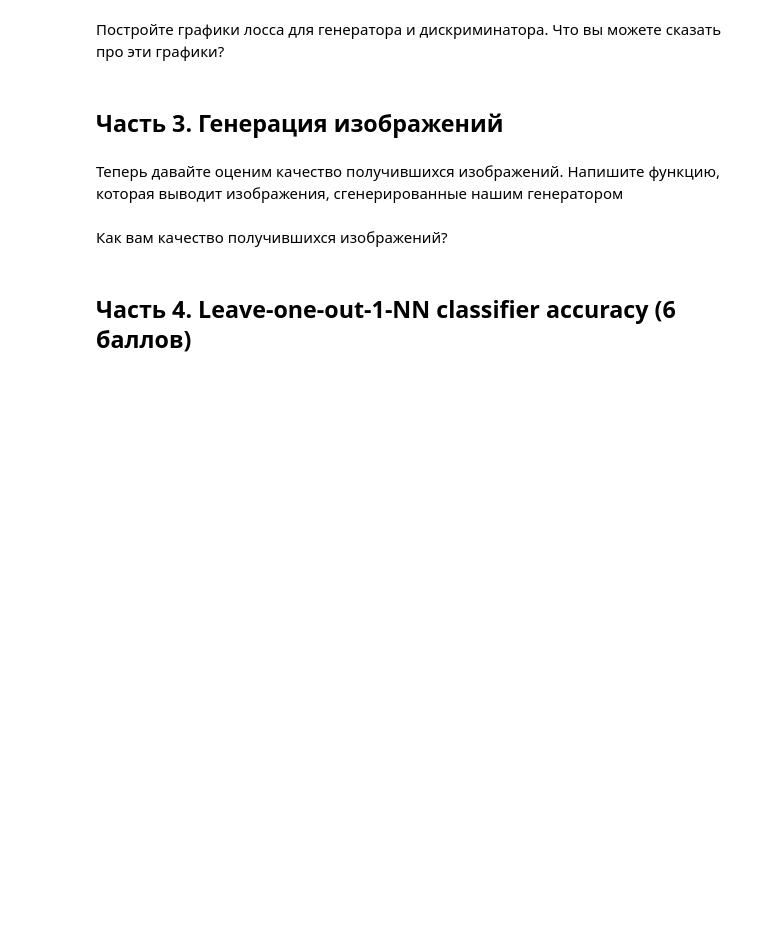
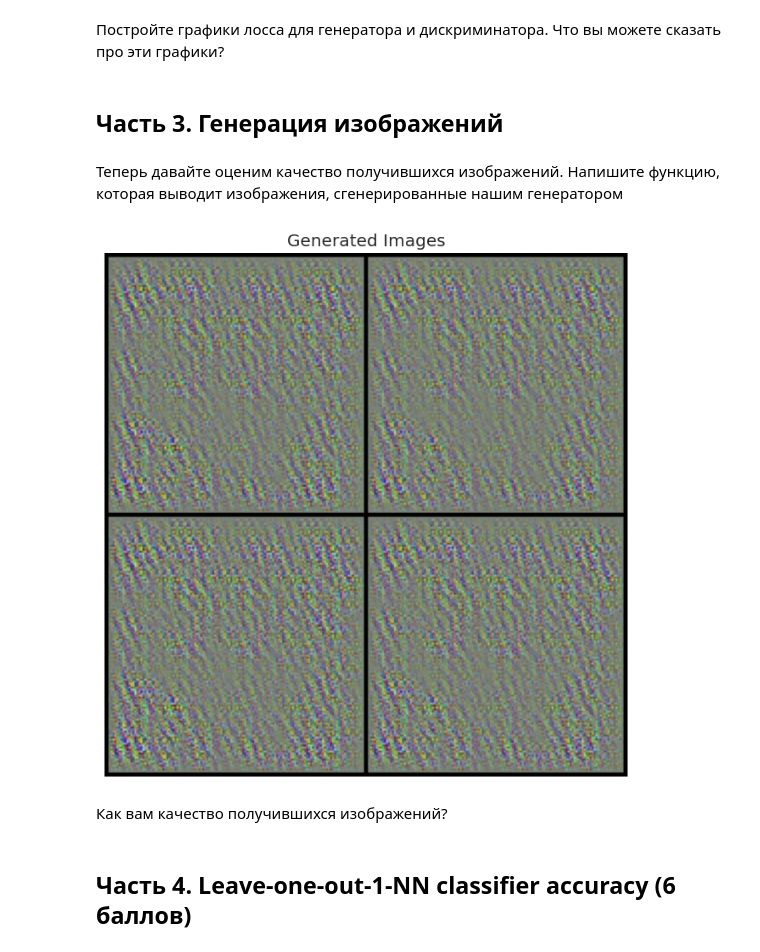
Before and after one commit to neverexz/ml_tasks, a Jupyter notebook: dls/homework_8_gans_part_1.ipynb, the cells around one changed output. Cells and saved outputs as stored; diff of their text form; code cells hidden in the pictures; blank space fills up the shorter version.

```diff
--- a/dls/homework_8_gans_part_1.ipynb
+++ b/dls/homework_8_gans_part_1.ipynb
@@ -117,0 +128,6 @@ generator = ...
+# %%
+latent_size = 128
+
+x = torch.randn(1, 3, image_size, image_size)
+out = discriminator(x)
+print(out)
@@ -117,0 +136,21 @@ generator = ...
+# %%
+import torch.nn as nn
+
+generator = nn.Sequential(
+    nn.ConvTranspose2d(latent_size, 512, kernel_size=4, stride=1, padding=0),  # -> (512, 4, 4)
+    nn.BatchNorm2d(512),
+    nn.ReLU(True),
+
+    nn.ConvTranspose2d(512, 128, kernel_size=4, stride=2, padding=1),  # -> (128, 8, 8)
+    nn.BatchNorm2d(128),
+    nn.ReLU(True),
+
+    nn.ConvTranspose2d(128, 64, kernel_size=4, stride=2, padding=1),  # -> (64, 16, 16)
+    nn.BatchNorm2d(64),
+    nn.ReLU(True),
+
+    nn.ConvTranspose2d(64, 3, kernel_size=4, stride=2, padding=1),  # -> (3, 32, 32)
+    nn.ConvTranspose2d(3, 3, kernel_size=4, stride=2, padding=1),  # -> (3, 64, 64)
+    nn.ConvTranspose2d(3, 3, kernel_size=4, stride=2, padding=1),  # -> (3, 128, 128)
+    nn.Sigmoid()
+)
@@ -162,3 +325,19 @@ def show_images(generated):
+# %%
+import matplotlib.pyplot as plt
+import torchvision.utils as vutils
+
+def show_images(generated):
+    images = generated.detach().cpu()  # просто перемещаем на CPU
+    grid = vutils.make_grid(images, nrow=2, padding=2, normalize=False)
+    plt.figure(figsize=(8, 8))
+    plt.axis("off")
+    plt.title("Generated Images")
+    plt.imshow(grid.permute(1, 2, 0))  # C×H×W → H×W×C
+    plt.show()
+# %%
+show_images(fake_images)
+# %% [output]
+[figure, added]
 # %% [markdown]
 Как вам качество получившихся изображений?
 # %% [markdown]
```
Also changed, not shown: parts of 18 cells of this notebook.
